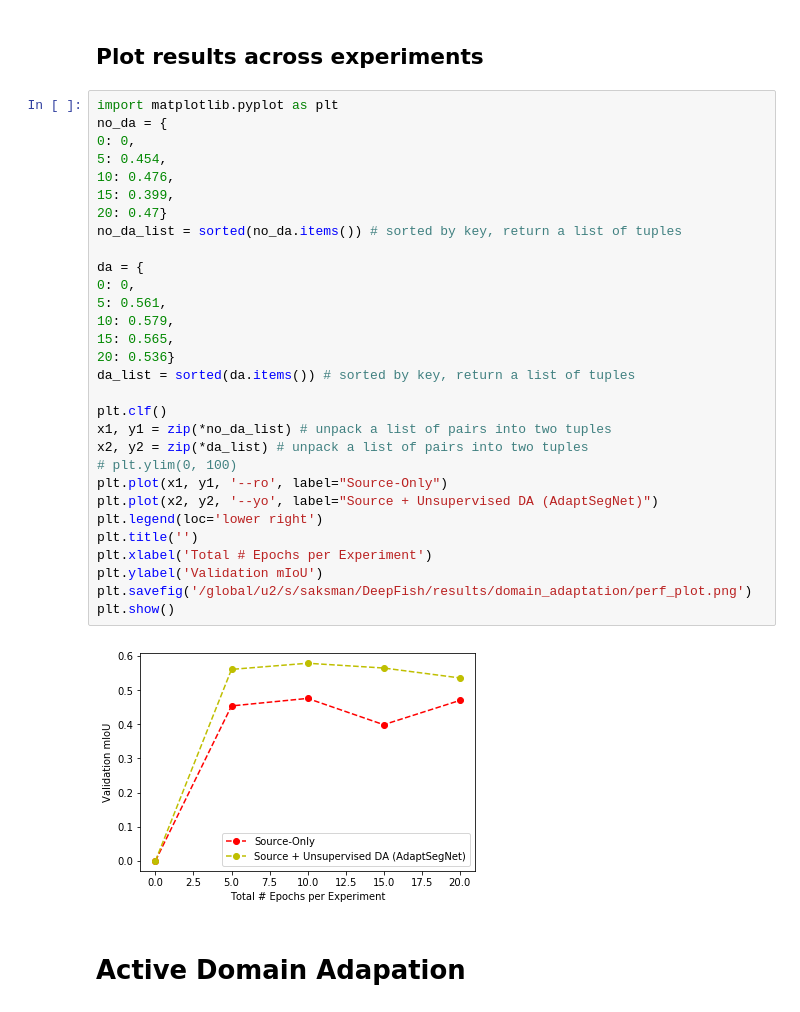
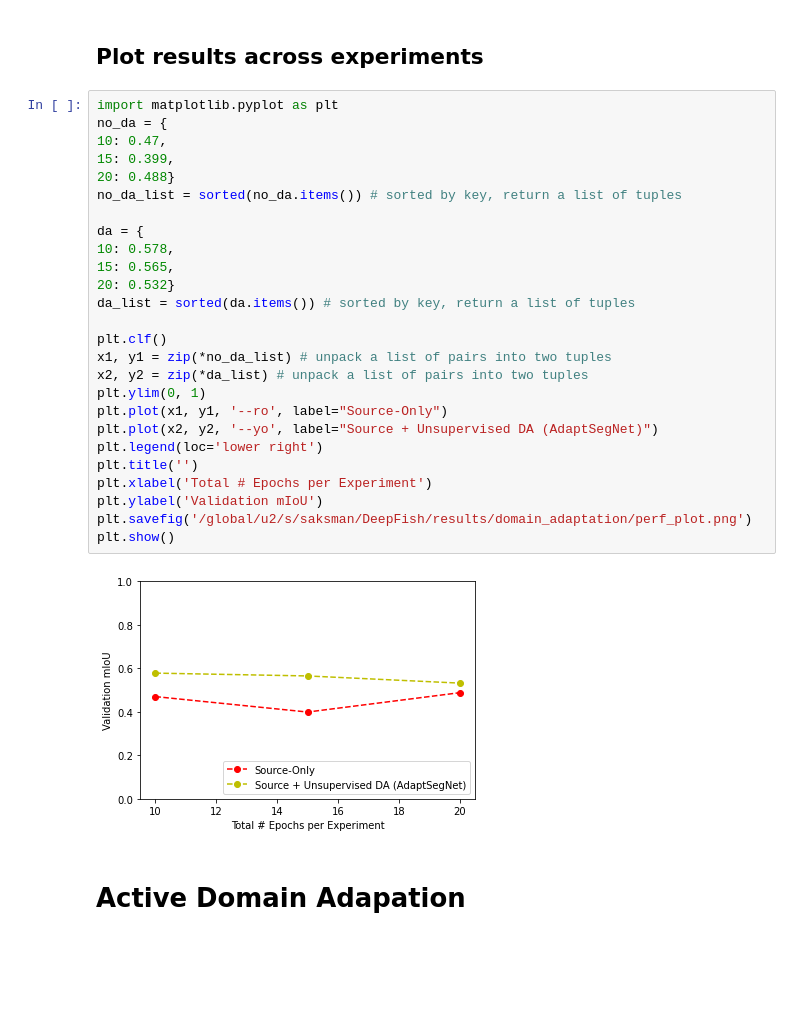
Before and after one commit to saksman/deepfish_adaptation, a Jupyter notebook: main.ipynb, the cells around one changed output. Cells and saved outputs as stored; diff of their text form; blank space fills up the shorter version.

```diff
--- a/main.ipynb
+++ b/main.ipynb
@@ -1673,38 +1591,34 @@ Hyperparameters:
 Saved in /global/u2/s/saksman/DeepFish/results/domain_adaptation/noda_ne20/e3666ff88d51e5edbb790ff8af6d89e0
 # %% [markdown]
 ## Plot results across experiments
-# %%
-import matplotlib.pyplot as plt
-no_da = {
-0: 0,
-5: 0.454,
-10: 0.476,
-15: 0.399,
-20: 0.47}
-no_da_list = sorted(no_da.items()) # sorted by key, return a list of tuples
-
-da = {
-0: 0,
-5: 0.561,
-10: 0.579,
-15: 0.565,
-20: 0.536}
-da_list = sorted(da.items()) # sorted by key, return a list of tuples
-
-plt.clf()
-x1, y1 = zip(*no_da_list) # unpack a list of pairs into two tuples
-x2, y2 = zip(*da_list) # unpack a list of pairs into two tuples
-# plt.ylim(0, 100)
-plt.plot(x1, y1, '--ro', label="Source-Only")
-plt.plot(x2, y2, '--yo', label="Source + Unsupervised DA (AdaptSegNet)")
-plt.legend(loc='lower right')
-plt.title('')
-plt.xlabel('Total # Epochs per Experiment')
-plt.ylabel('Validation mIoU')
-plt.savefig('/global/u2/s/saksman/DeepFish/results/domain_adaptation/perf_plot.png')
-plt.show()
-# %% [output]
-[figure, removed]
+# %%
+import matplotlib.pyplot as plt
+no_da = {
+10: 0.47,
+15: 0.399,
+20: 0.488}
+no_da_list = sorted(no_da.items()) # sorted by key, return a list of tuples
+
+da = {
+10: 0.578,
+15: 0.565,
+20: 0.532}
+da_list = sorted(da.items()) # sorted by key, return a list of tuples
+
+plt.clf()
+x1, y1 = zip(*no_da_list) # unpack a list of pairs into two tuples
+x2, y2 = zip(*da_list) # unpack a list of pairs into two tuples
+plt.ylim(0, 1)
+plt.plot(x1, y1, '--ro', label="Source-Only")
+plt.plot(x2, y2, '--yo', label="Source + Unsupervised DA (AdaptSegNet)")
+plt.legend(loc='lower right')
+plt.title('')
+plt.xlabel('Total # Epochs per Experiment')
+plt.ylabel('Validation mIoU')
+plt.savefig('/global/u2/s/saksman/DeepFish/results/domain_adaptation/perf_plot.png')
+plt.show()
+# %% [output]
+[figure, added]
 # %% [markdown]
 # Active Domain Adapation
 # %% [markdown]
```
Also changed, not shown: parts of 17 cells of this notebook, 1 other file.
